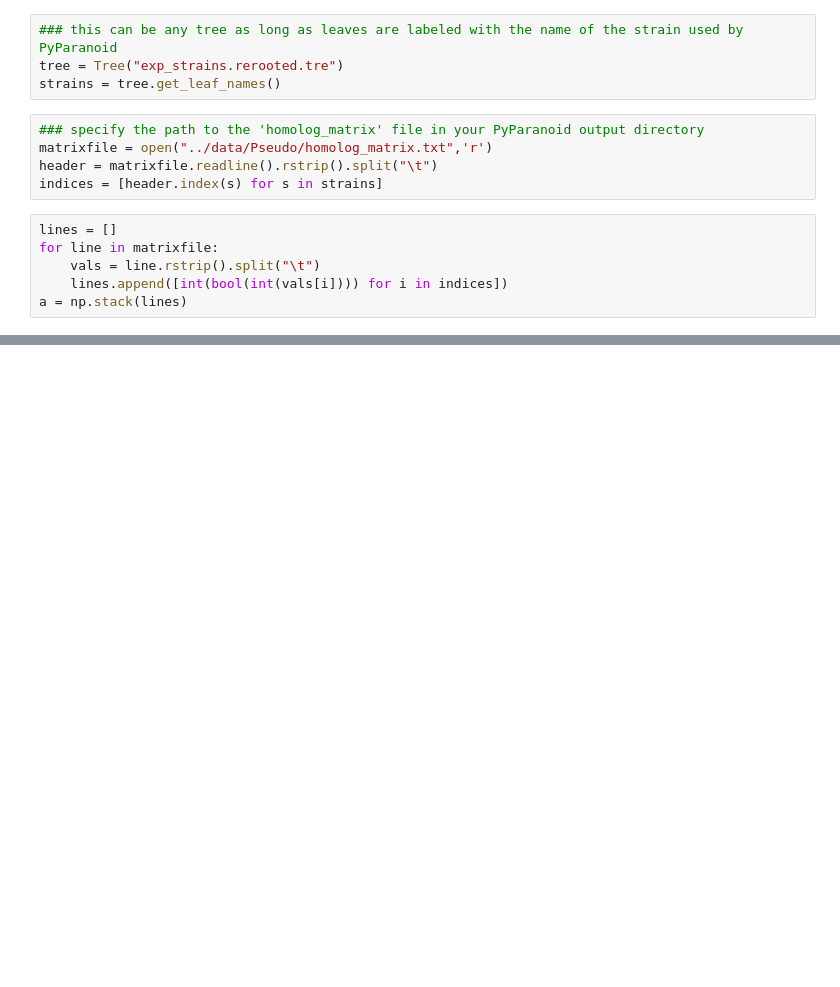
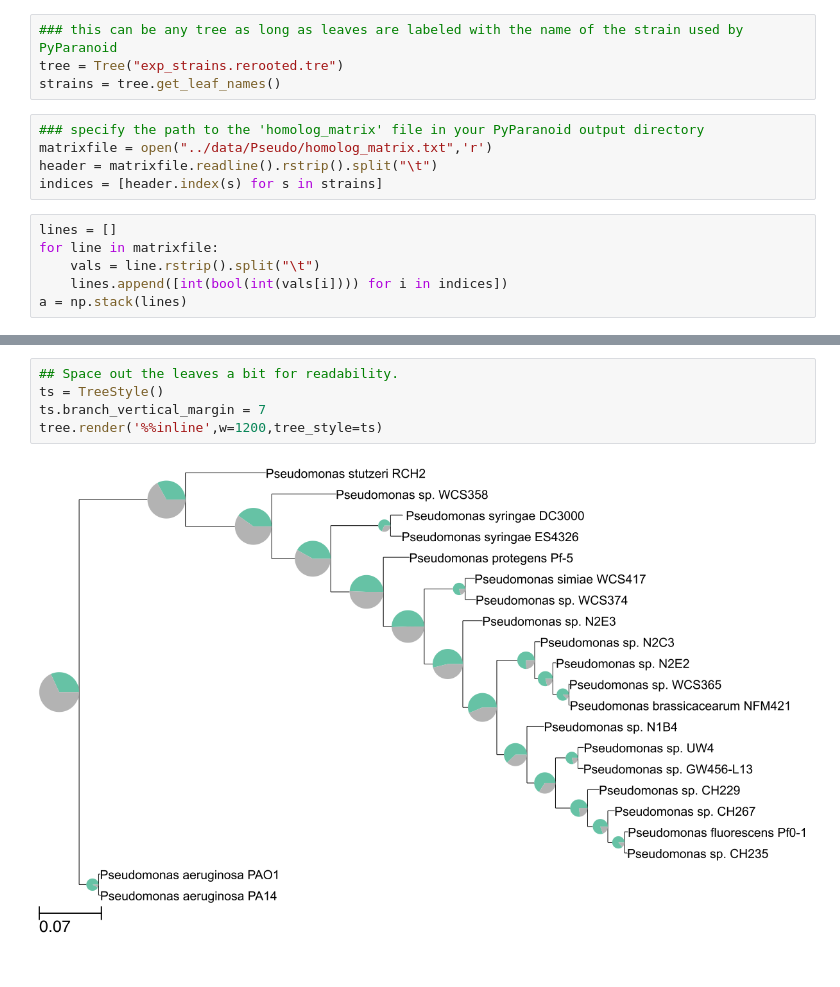
Before and after one commit to ryanmelnyk/PyParanoid, a Jupyter notebook: analysis_ipython/CustomPieChartTree.ipynb, the cells around one changed output, grey strips where cells are left out. Cells and saved outputs as stored; diff of their text form; blank space fills up the shorter version.

```diff
--- a/analysis_ipython/CustomPieChartTree.ipynb
+++ b/analysis_ipython/CustomPieChartTree.ipynb
@@ -63,0 +90,7 @@ tree.render('%%inline',w=1200)
+# %%
+## Space out the leaves a bit for readability.
+ts = TreeStyle()
+ts.branch_vertical_margin = 7
+tree.render('%%inline',w=1200,tree_style=ts)
+# %% [output]
+[figure, added]
```
Also changed, not shown: parts of 9 cells of this notebook.
